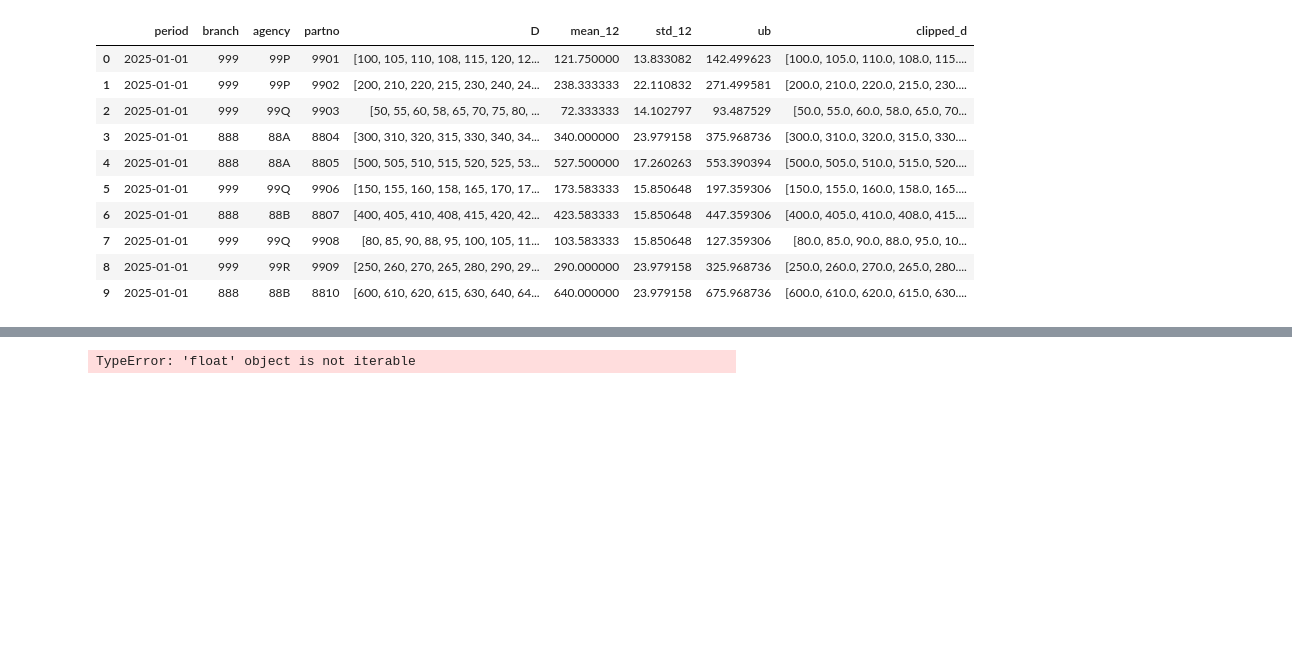
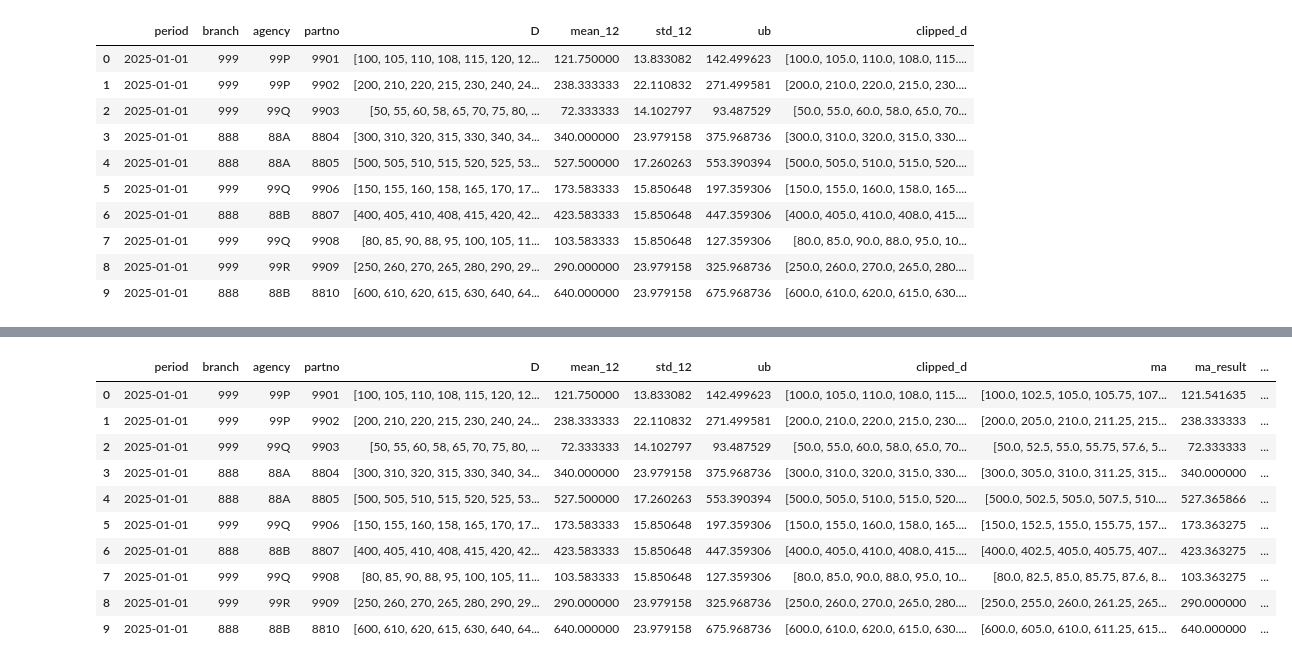
Before and after one commit to doctermath/hnf01b, a Jupyter notebook: brandon.ipynb, the cells around one changed output, grey strips where cells are left out. Saved outputs shown, nothing was run; the diff lists cells and outputs as text; code cells hidden in the pictures; blank space fills up the shorter version.

Commit message:
result

```diff
--- a/brandon.ipynb
+++ b/brandon.ipynb
@@ -115,24 +130,32 @@ display(data)
-# %%
-# Calculate Exponential Weighted Moving Average (EWMA)
-def calculate_ewma(values, alpha):
-    ewma_values = []
-    previous_ewma = None
-    for value in values:
-        if previous_ewma is None:
-            ewma_t = value if not np.isnan(value) else 0  # Initialize with the first value
-        elif np.isnan(value):
-            ewma_t = previous_ewma  # Skip updating when value is NaN
-        else:
-            ewma_t = alpha * value + (1 - alpha) * previous_ewma
-        ewma_values.append(ewma_t)
-        previous_ewma = ewma_t
-    return ewma_values
-
-# Apply EWMA to each row
-data['ewma'] = data['clipped_d'].apply(lambda x: calculate_ewma(x, alpha_wma))
-data['ewma_result'] = data['ewma'].apply(lambda x: x[-1] if x else None)
-
-if data.shape[1] == 13:
-    last_ewma = data['ewma'].iloc[-1][-1] if data['ewma'].iloc[-1] else None
-# %% [output]
-TypeError: 'float' object is not iterable
+# %%
+# Calculate Exponential Weighted Moving Average (EWMA)
+def ewma(list, alpha):
+    df = pd.DataFrame(list)
+    df['ewma'] = df.ewm(alpha=alpha, adjust=False).mean()
+    return df['ewma'].tolist()
+
+def ewma_forecast(list, alpha):
+    ewma_values = ewma(list, alpha)
+    if len(ewma_values) > 0:
+        # Prediction for the next period
+        next_forecast = (1 - alpha) * ewma_values[-1]
+    else:
+        next_forecast = None
+    return ewma_values, next_forecast
+
+ewma_alpha = 0.4
+data['ewma'], data['ewma_forecast'] = zip(*data['clipped_d'].apply(lambda x: ewma_forecast(x, ewma_alpha)))
+
+display(data)
+# %% [output]
+|  | period | branch | agency | partno | D | mean_12 | std_12 | ub | clipped_d | ma | ma_result | ... |
+| 0 | 2025-01-01 | 999 | 99P | 9901 | [100, 105, 110, 108, 115, 120, 12... | 121.750000 | 13.833082 | 142.499623 | [100.0, 105.0, 110.0, 108.0, 115.... | [100.0, 102.5, 105.0, 105.75, 107... | 121.541635 | ... |
+| 1 | 2025-01-01 | 999 | 99P | 9902 | [200, 210, 220, 215, 230, 240, 24... | 238.333333 | 22.110832 | 271.499581 | [200.0, 210.0, 220.0, 215.0, 230.... | [200.0, 205.0, 210.0, 211.25, 215... | 238.333333 | ... |
+| 2 | 2025-01-01 | 999 | 99Q | 9903 | [50, 55, 60, 58, 65, 70, 75, 80, ... | 72.333333 | 14.102797 | 93.487529 | [50.0, 55.0, 60.0, 58.0, 65.0, 70... | [50.0, 52.5, 55.0, 55.75, 57.6, 5... | 72.333333 | ... |
+| 3 | 2025-01-01 | 888 | 88A | 8804 | [300, 310, 320, 315, 330, 340, 34... | 340.000000 | 23.979158 | 375.968736 | [300.0, 310.0, 320.0, 315.0, 330.... | [300.0, 305.0, 310.0, 311.25, 315... | 340.000000 | ... |
+| 4 | 2025-01-01 | 888 | 88A | 8805 | [500, 505, 510, 515, 520, 525, 53... | 527.500000 | 17.260263 | 553.390394 | [500.0, 505.0, 510.0, 515.0, 520.... | [500.0, 502.5, 505.0, 507.5, 510.... | 527.365866 | ... |
+| 5 | 2025-01-01 | 999 | 99Q | 9906 | [150, 155, 160, 158, 165, 170, 17... | 173.583333 | 15.850648 | 197.359306 | [150.0, 155.0, 160.0, 158.0, 165.... | [150.0, 152.5, 155.0, 155.75, 157... | 173.363275 | ... |
+| 6 | 2025-01-01 | 888 | 88B | 8807 | [400, 405, 410, 408, 415, 420, 42... | 423.583333 | 15.850648 | 447.359306 | [400.0, 405.0, 410.0, 408.0, 415.... | [400.0, 402.5, 405.0, 405.75, 407... | 423.363275 | ... |
+| 7 | 2025-01-01 | 999 | 99Q | 9908 | [80, 85, 90, 88, 95, 100, 105, 11... | 103.583333 | 15.850648 | 127.359306 | [80.0, 85.0, 90.0, 88.0, 95.0, 10... | [80.0, 82.5, 85.0, 85.75, 87.6, 8... | 103.363275 | ... |
+| 8 | 2025-01-01 | 999 | 99R | 9909 | [250, 260, 270, 265, 280, 290, 29... | 290.000000 | 23.979158 | 325.968736 | [250.0, 260.0, 270.0, 265.0, 280.... | [250.0, 255.0, 260.0, 261.25, 265... | 290.000000 | ... |
+| 9 | 2025-01-01 | 888 | 88B | 8810 | [600, 610, 620, 615, 630, 640, 64... | 640.000000 | 23.979158 | 675.968736 | [600.0, 610.0, 620.0, 615.0, 630.... | [600.0, 605.0, 610.0, 611.25, 615... | 640.000000 | ... |
```
Also changed, not shown: parts of 8 cells of this notebook.
